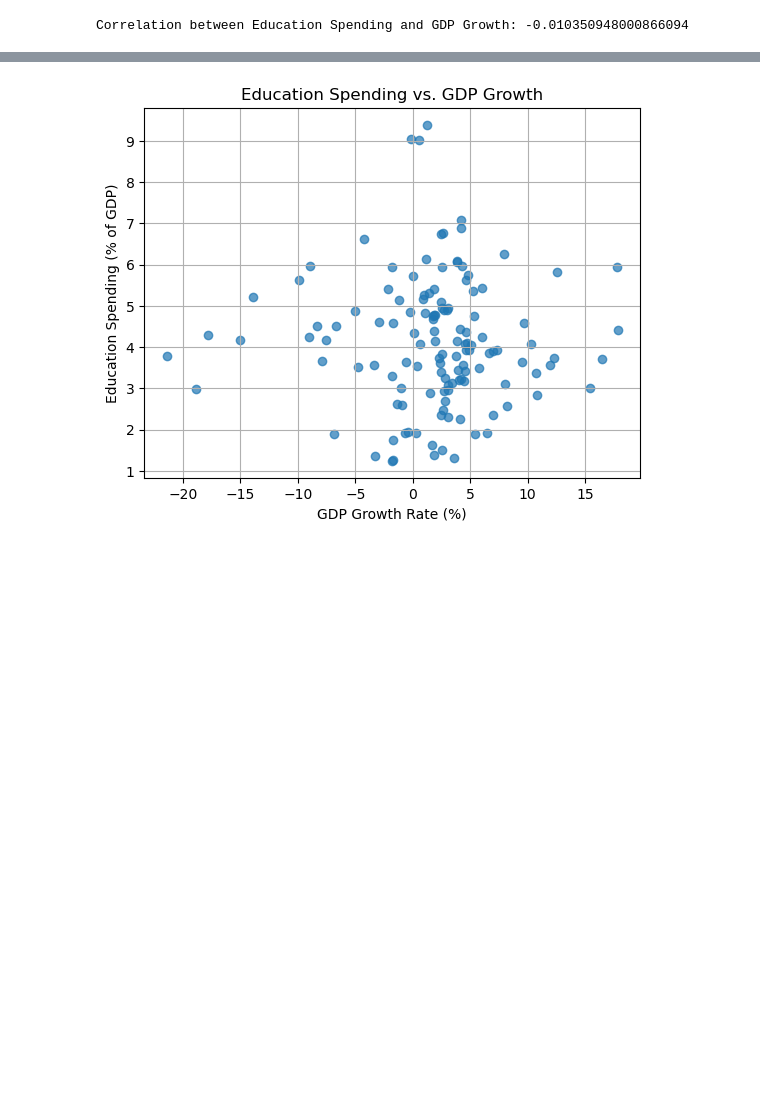
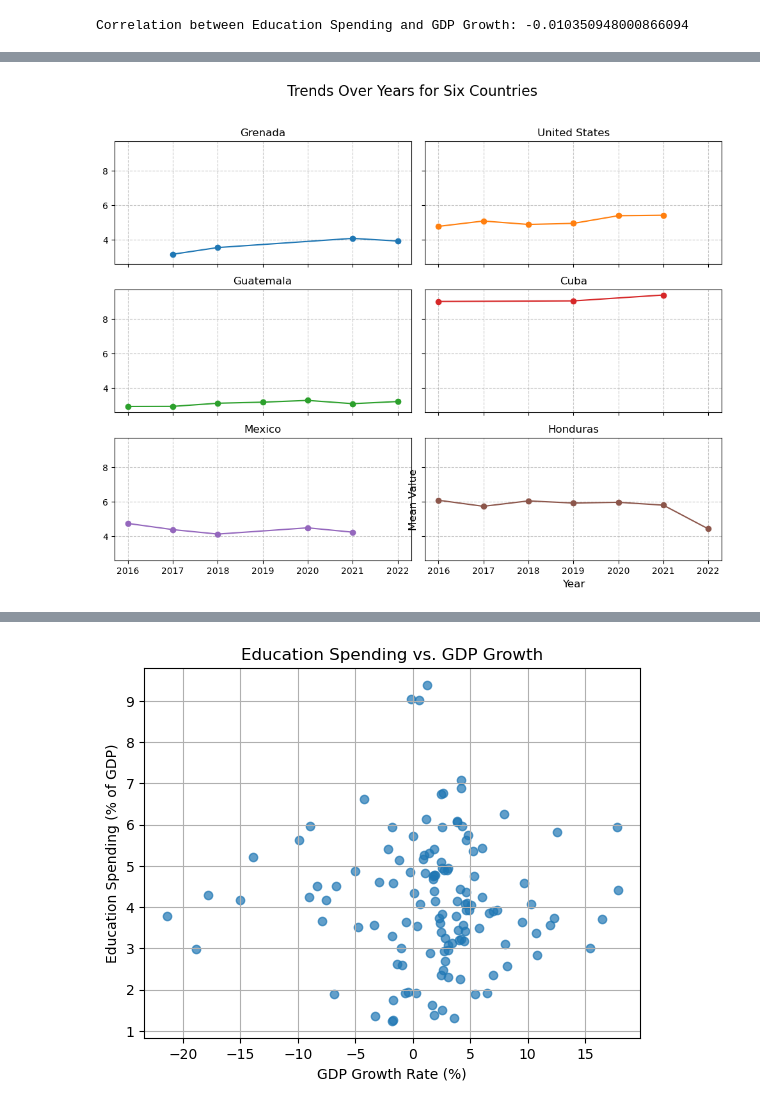
Before and after one commit to rashakil-ds/data-engineering-fau, a Jupyter notebook: project/Python Codes for Report.ipynb, the cells around one changed output, grey strips where cells are left out. Saved outputs shown, nothing was run; the diff lists cells and outputs as text; code cells hidden in the pictures; blank space fills up the shorter version.

```diff
--- a/project/Python Codes for Report.ipynb
+++ b/project/Python Codes for Report.ipynb
@@ -147,0 +153,29 @@ plt.show()
+# %%
+random_countries = random.sample(edu_data['Country Name'].unique().tolist(), 6)
+
+filtered_data = edu_data[edu_data['Country Name'].isin(random_countries)]
+
+fig, axes = plt.subplots(3, 2, figsize=(10, 8), sharex=True, sharey=True)
+axes = axes.flatten()
+
+colors = plt.cm.tab10.colors  # Use a built-in Matplotlib colormap
+
+for i, country in enumerate(random_countries):
+    country_data = filtered_data[filtered_data['Country Name'] == country]
+    axes[i].plot(
+        country_data['Year'],
+        country_data['Value'],
+        marker='o',
+        color=colors[i % len(colors)]  # Assign a unique color
+    )
+    axes[i].set_title(country, fontsize=12)
+    axes[i].grid(axis='both', linestyle='--', alpha=0.7)
+
+# Adjust layout
+fig.suptitle('Trends Over Years for Six Countries', fontsize=16)
+plt.tight_layout(rect=[0, 0, 1, 0.96])
+plt.xlabel('Year', fontsize=12)
+plt.ylabel('Mean Value', fontsize=12)
+plt.show()
+# %% [output]
+[figure, added]
```
Also changed, not shown: parts of 7 cells of this notebook, 1 other file.
